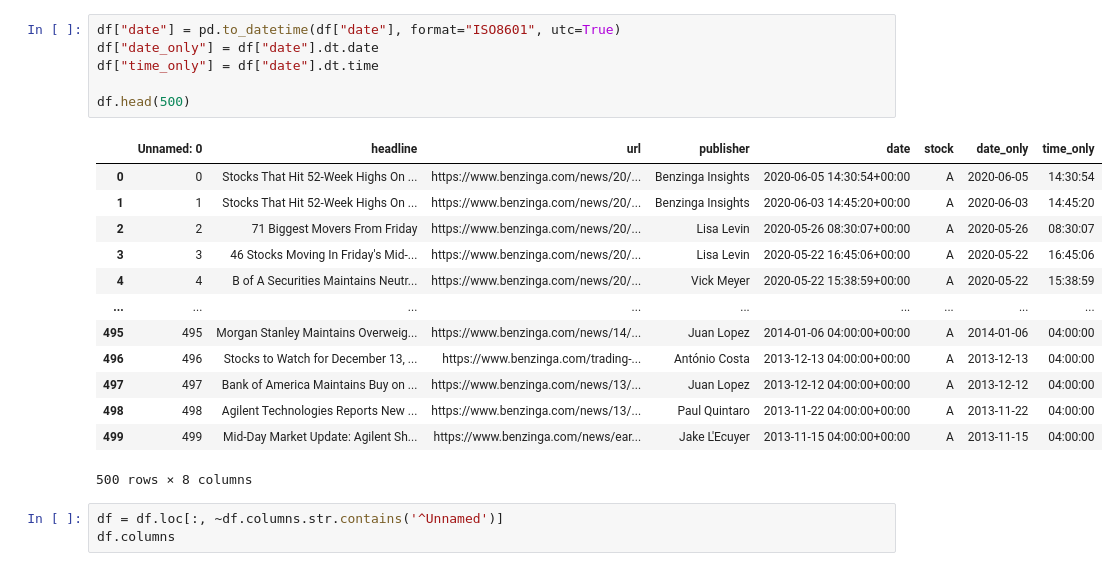
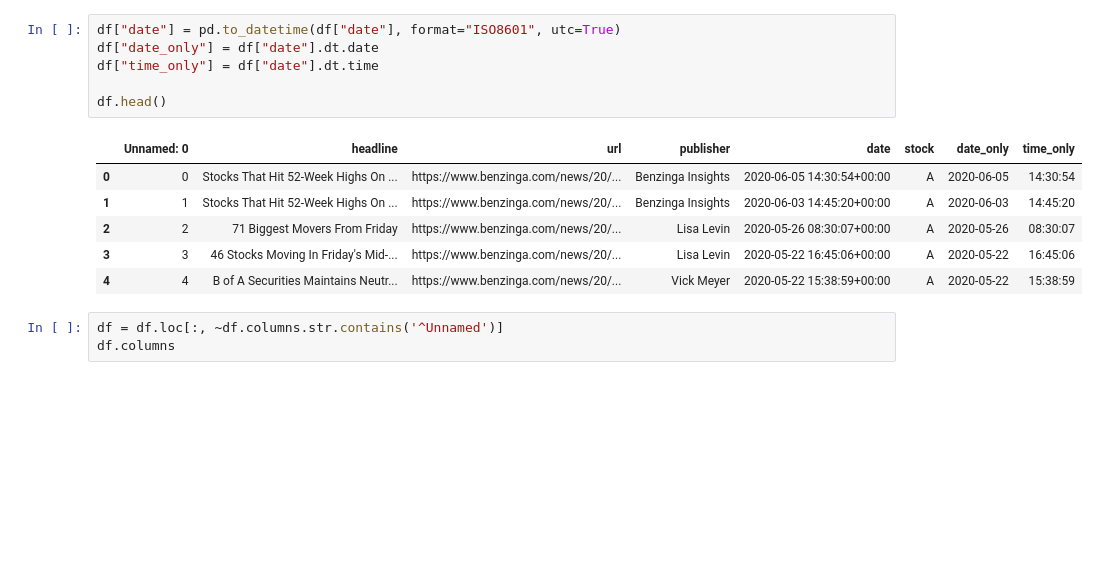
Before and after one commit to leuel-a/news-sentiment-stock-prediction, a Jupyter notebook: notebooks/stock_news_sentiment.ipynb, the cells around one changed output. Saved outputs shown, nothing was run; the diff lists cells and outputs as text; blank space fills up the shorter version.

```diff
--- a/notebooks/stock_news_sentiment.ipynb
+++ b/notebooks/stock_news_sentiment.ipynb
@@ -35,23 +43,16 @@ df.head(50)
 # %%
 df["date"] = pd.to_datetime(df["date"], format="ISO8601", utc=True)
 df["date_only"] = df["date"].dt.date
 df["time_only"] = df["date"].dt.time
 
-df.head(500)
+df.head()
 # %% [output]
 |  | Unnamed: 0 | headline | url | publisher | date | stock | date_only | time_only |
 | 0 | 0 | Stocks That Hit 52-Week Highs On ... | https://www.benzinga.com/news/20/... | Benzinga Insights | 2020-06-05 14:30:54+00:00 | A | 2020-06-05 | 14:30:54 |
 | 1 | 1 | Stocks That Hit 52-Week Highs On ... | https://www.benzinga.com/news/20/... | Benzinga Insights | 2020-06-03 14:45:20+00:00 | A | 2020-06-03 | 14:45:20 |
 | 2 | 2 | 71 Biggest Movers From Friday | https://www.benzinga.com/news/20/... | Lisa Levin | 2020-05-26 08:30:07+00:00 | A | 2020-05-26 | 08:30:07 |
 | 3 | 3 | 46 Stocks Moving In Friday's Mid-... | https://www.benzinga.com/news/20/... | Lisa Levin | 2020-05-22 16:45:06+00:00 | A | 2020-05-22 | 16:45:06 |
 | 4 | 4 | B of A Securities Maintains Neutr... | https://www.benzinga.com/news/20/... | Vick Meyer | 2020-05-22 15:38:59+00:00 | A | 2020-05-22 | 15:38:59 |
-| ... | ... | ... | ... | ... | ... | ... | ... | ... |
-| 495 | 495 | Morgan Stanley Maintains Overweig... | https://www.benzinga.com/news/14/... | Juan Lopez | 2014-01-06 04:00:00+00:00 | A | 2014-01-06 | 04:00:00 |
-| 496 | 496 | Stocks to Watch for December 13, ... | https://www.benzinga.com/trading-... | António Costa | 2013-12-13 04:00:00+00:00 | A | 2013-12-13 | 04:00:00 |
-| 497 | 497 | Bank of America Maintains Buy on ... | https://www.benzinga.com/news/13/... | Juan Lopez | 2013-12-12 04:00:00+00:00 | A | 2013-12-12 | 04:00:00 |
-| 498 | 498 | Agilent Technologies Reports New ... | https://www.benzinga.com/news/13/... | Paul Quintaro | 2013-11-22 04:00:00+00:00 | A | 2013-11-22 | 04:00:00 |
-| 499 | 499 | Mid-Day Market Update: Agilent Sh... | https://www.benzinga.com/news/ear... | Jake L'Ecuyer | 2013-11-15 04:00:00+00:00 | A | 2013-11-15 | 04:00:00 |
-500 rows × 8 columns
 # %%
 df = df.loc[:, ~df.columns.str.contains('^Unnamed')]
 df.columns
```
Also changed, not shown: parts of 6 cells of this notebook.
